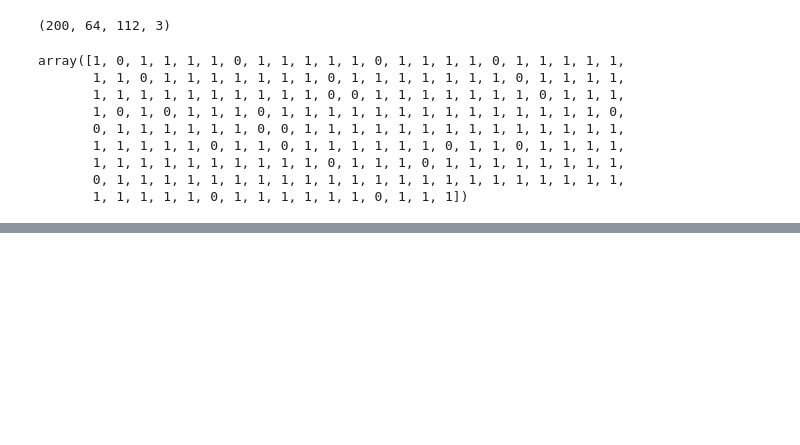
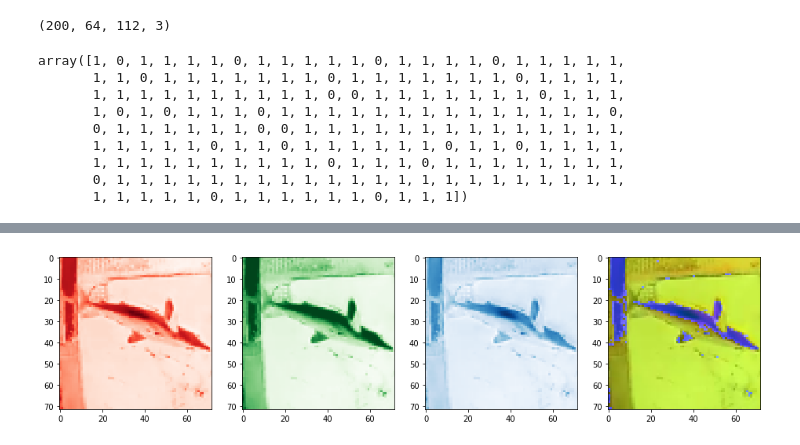
Before and after one commit to CCThompson82/Kaggle_FF3, a Jupyter notebook: Fishery Data Exploration and Preprocessing.ipynb, the cells around one changed output, grey strips where cells are left out. Drawn from its saved outputs; the diff is of its cells as text; code cells hidden in the pictures; blank space fills up the shorter version.

Commit message:
Feat : Generate and test fn for processing float pixel values

```diff
--- a/Fishery Data Exploration and Preprocessing.ipynb
+++ b/Fishery Data Exploration and Preprocessing.ipynb
@@ -284,0 +306,4 @@ array([1, 0, 1, 1, 1, 1, 0, 1, 1, 1, 1, 1, 0, 1, 1, 1, 1, 0, 1, 1, 1, 1, 1,
+# %%
+fd.show_panel(fd.process_fovea(arr, pixel_norm = 'centre', mutation = True))
+# %% [output]
+[figure, added]
```
Also changed, not shown: parts of 3 cells of this notebook, 1 other file.
